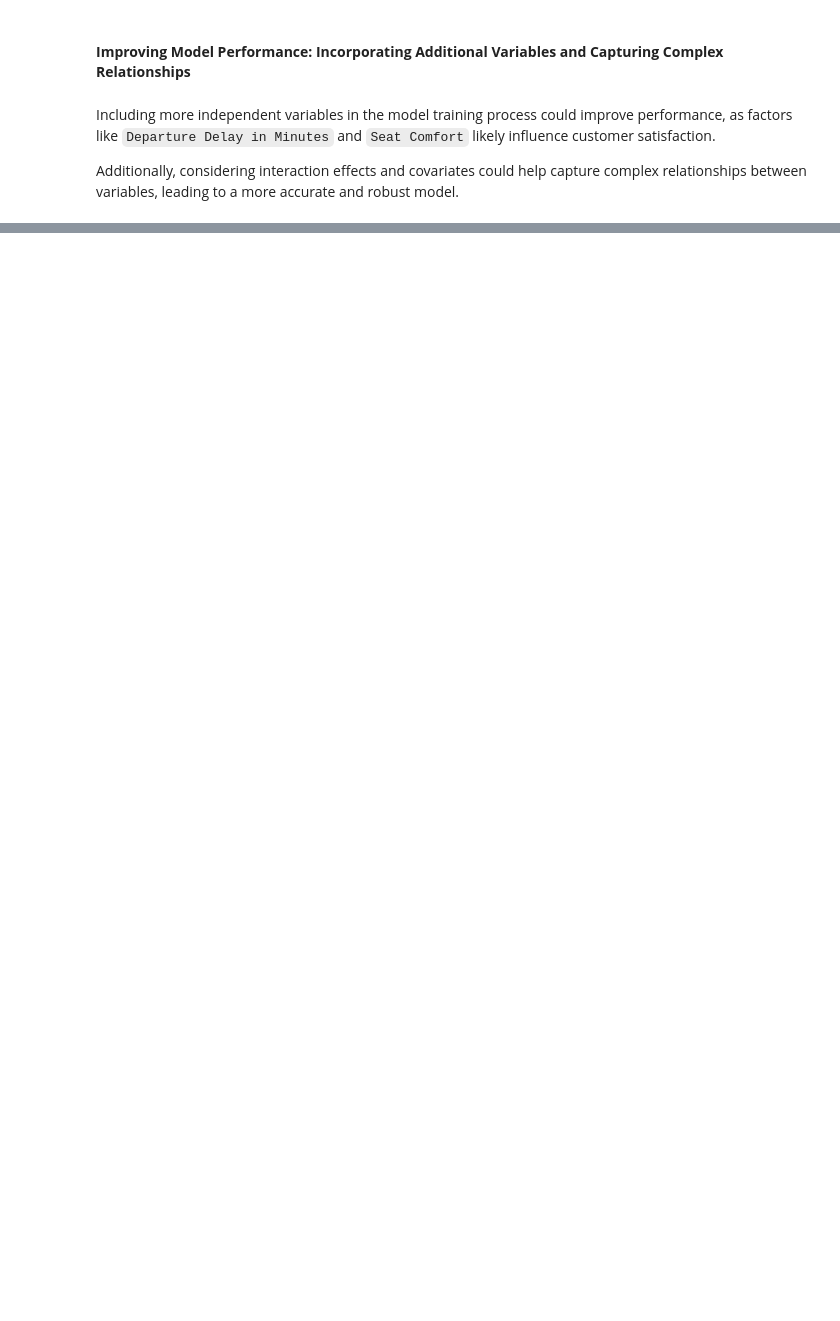
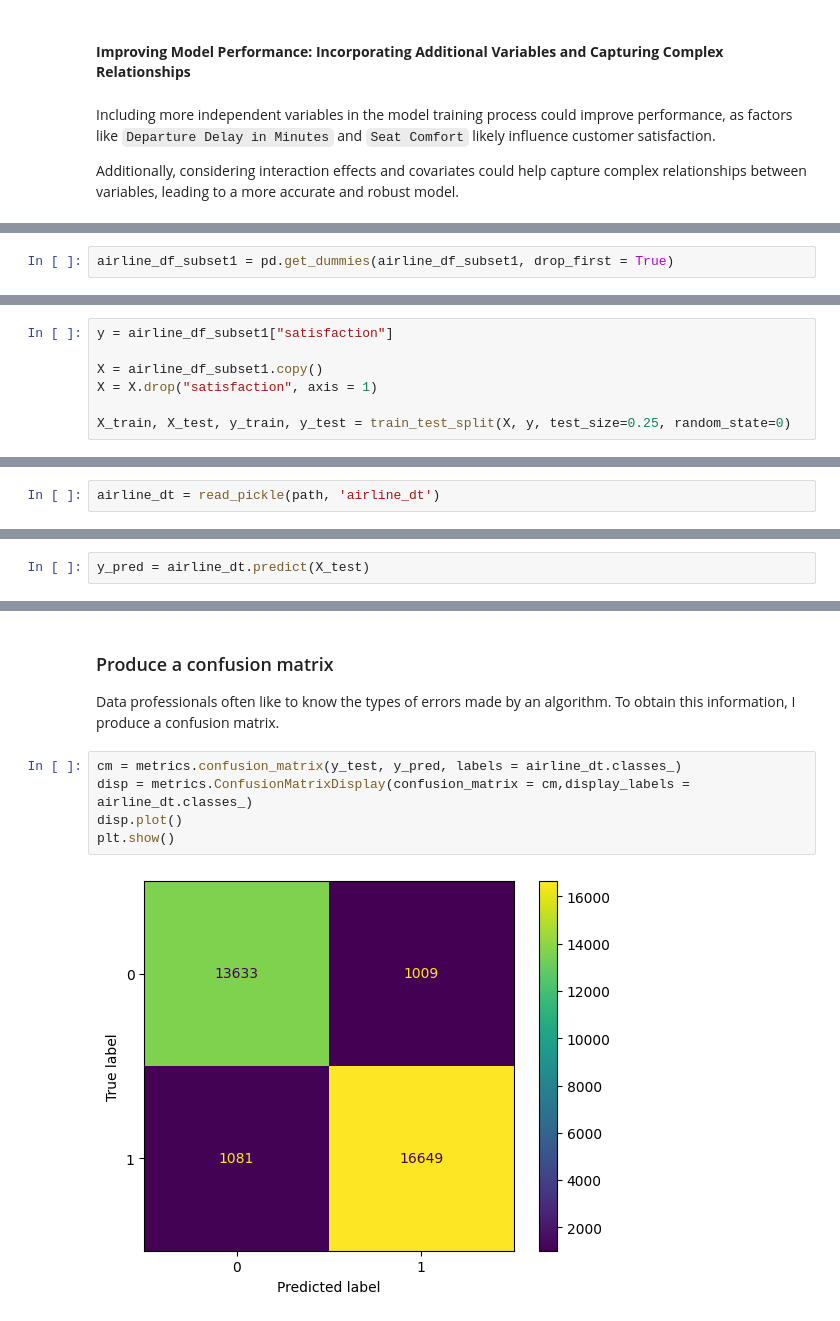
Before and after one commit to Cyberoctane29/Invistico-Airlines-Customer-Satisfaction-Prediction-End-to-End-Analysis-and-Modeling, a Jupyter notebook: Invistico_Airlines_Customer_Satisfaction_Prediction_End_to_End_Analysis_and_Modeling.ipynb, the cells around one changed output, grey strips where cells are left out. Drawn from its saved outputs; the diff is of its cells as text; blank space fills up the shorter version.

```diff
--- a/Invistico_Airlines_Customer_Satisfaction_Prediction_End_to_End_Analysis_and_Modeling.ipynb
+++ b/Invistico_Airlines_Customer_Satisfaction_Prediction_End_to_End_Analysis_and_Modeling.ipynb
@@ -604,0 +778,2 @@ I would recommend sharing key insights derived from the model's performance and
+# %%
+airline_df_subset1 = pd.get_dummies(airline_df_subset1, drop_first = True)
@@ -604,0 +818,7 @@ I would recommend sharing key insights derived from the model's performance and
+# %%
+y = airline_df_subset1["satisfaction"]
+
+X = airline_df_subset1.copy()
+X = X.drop("satisfaction", axis = 1)
+
+X_train, X_test, y_train, y_test = train_test_split(X, y, test_size=0.25, random_state=0)
@@ -604,0 +839,2 @@ I would recommend sharing key insights derived from the model's performance and
+# %%
+airline_dt = read_pickle(path, 'airline_dt')
@@ -604,0 +857,2 @@ I would recommend sharing key insights derived from the model's performance and
+# %%
+y_pred = airline_dt.predict(X_test)
@@ -604,0 +897,11 @@ I would recommend sharing key insights derived from the model's performance and
+# %% [markdown]
+### Produce a confusion matrix
+
+Data professionals often like to know the types of errors made by an algorithm. To obtain this information, I produce a confusion matrix.
+# %%
+cm = metrics.confusion_matrix(y_test, y_pred, labels = airline_dt.classes_)
+disp = metrics.ConfusionMatrixDisplay(confusion_matrix = cm,display_labels = airline_dt.classes_)
+disp.plot()
+plt.show()
+# %% [output]
+[figure, added]
```
Also changed, not shown: parts of 182 cells of this notebook, 6 other files.
